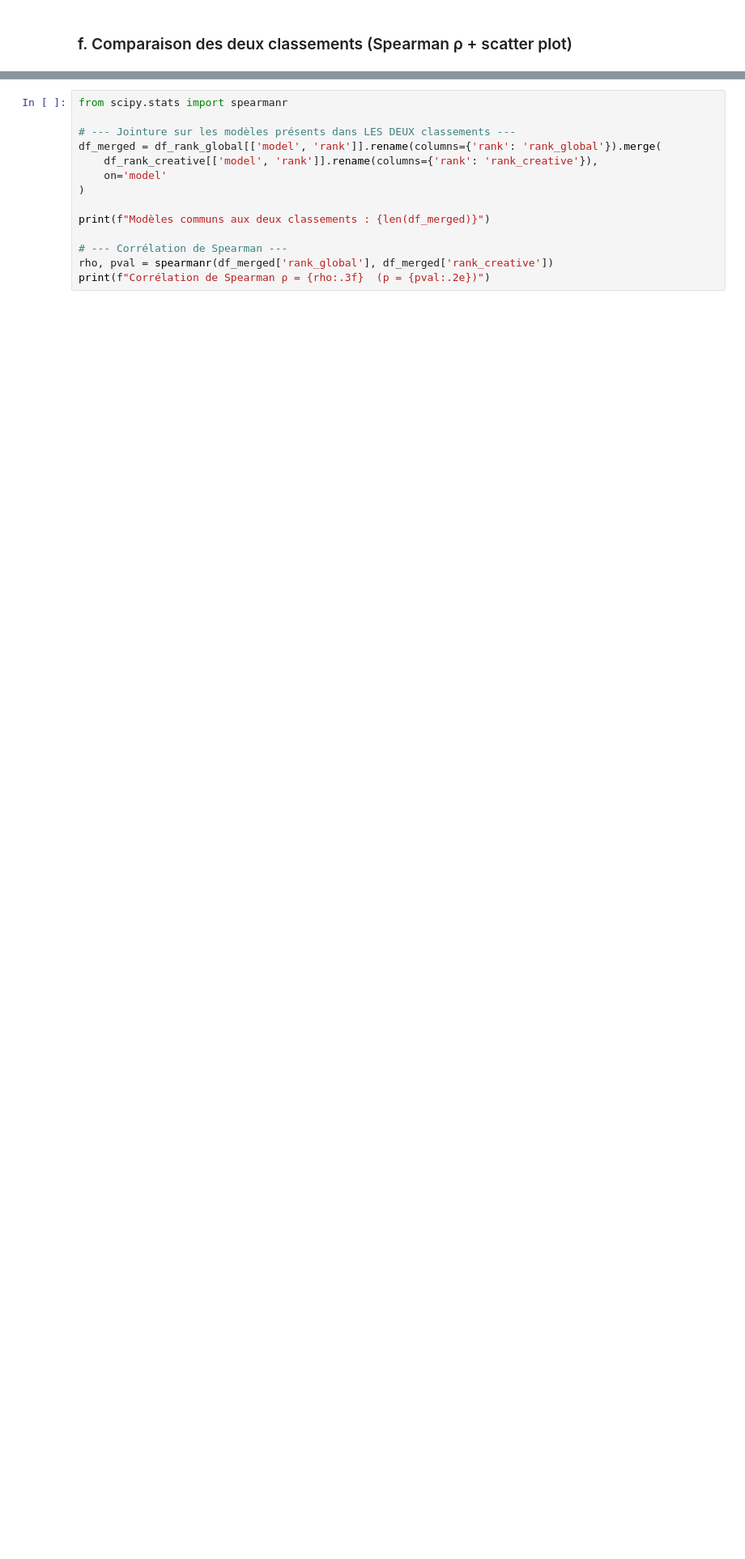
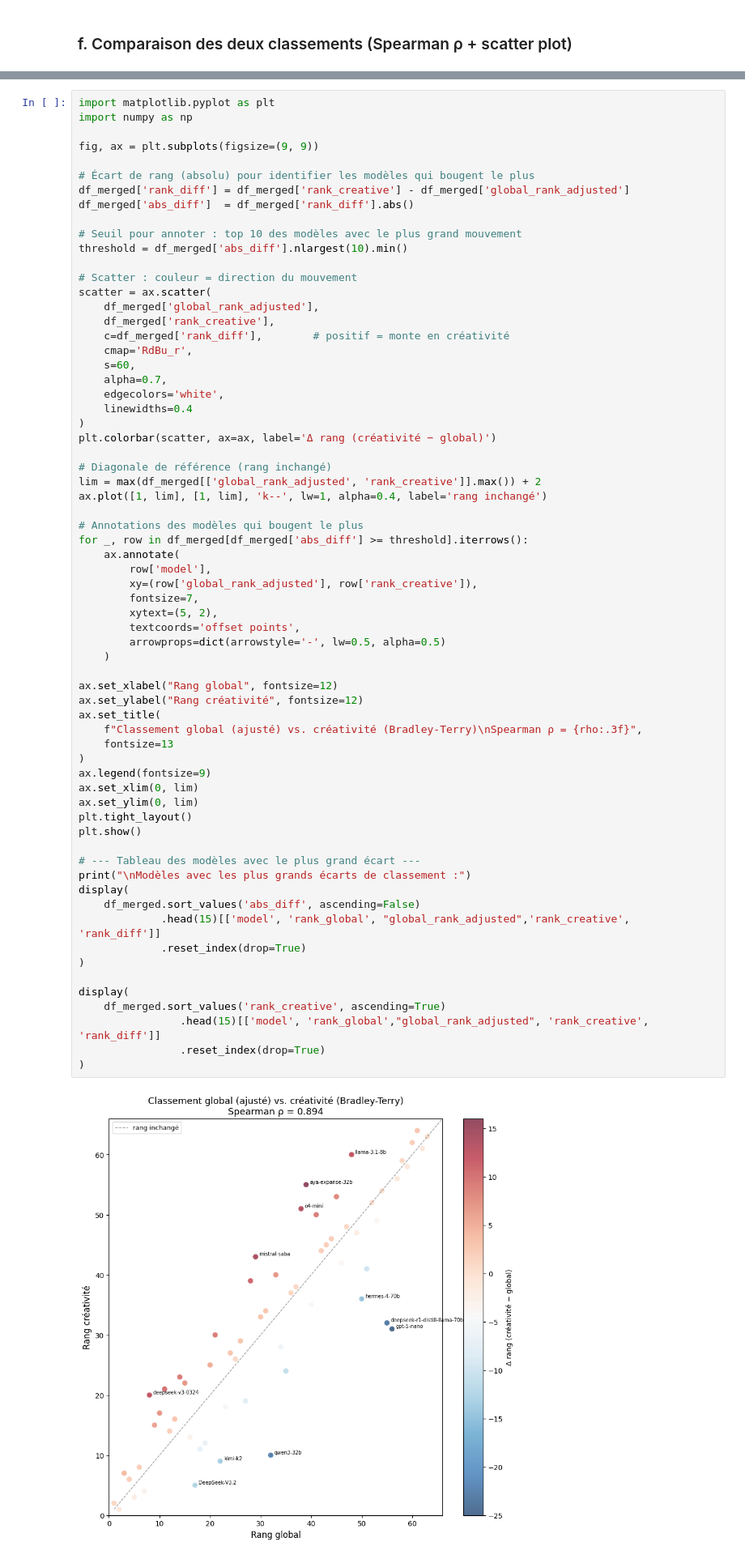
Before and after one commit to SarahL-1720/llm-creativity-eval, a Jupyter notebook: question2.ipynb, the cells around one changed output, grey strips where cells are left out. Shown at 81% size. Drawn from its saved outputs; the diff is of its cells as text; blank space fills up the shorter version.

```diff
--- a/question2.ipynb
+++ b/question2.ipynb
@@ -375,15 +414,68 @@ Ces mouvements suggèrent que l'excellence générale ne garantit pas l'excellen
 # %%
-from scipy.stats import spearmanr
+import matplotlib.pyplot as plt
+import numpy as np
 
-# --- Jointure sur les modèles présents dans LES DEUX classements ---
-df_merged = df_rank_global[['model', 'rank']].rename(columns={'rank': 'rank_global'}).merge(
-    df_rank_creative[['model', 'rank']].rename(columns={'rank': 'rank_creative'}),
-    on='model'
+fig, ax = plt.subplots(figsize=(9, 9))
+
+# Écart de rang (absolu) pour identifier les modèles qui bougent le plus
+df_merged['rank_diff'] = df_merged['rank_creative'] - df_merged['global_rank_adjusted']
+df_merged['abs_diff']  = df_merged['rank_diff'].abs()
+
+# Seuil pour annoter : top 10 des modèles avec le plus grand mouvement
+threshold = df_merged['abs_diff'].nlargest(10).min()
+
+# Scatter : couleur = direction du mouvement
+scatter = ax.scatter(
+    df_merged['global_rank_adjusted'],
+    df_merged['rank_creative'],
+    c=df_merged['rank_diff'],        # positif = monte en créativité
+    cmap='RdBu_r',
+    s=60,
+    alpha=0.7,
+    edgecolors='white',
+    linewidths=0.4
+)
+plt.colorbar(scatter, ax=ax, label='Δ rang (créativité − global)')
+
+# Diagonale de référence (rang inchangé)
+lim = max(df_merged[['global_rank_adjusted', 'rank_creative']].max()) + 2
+ax.plot([1, lim], [1, lim], 'k--', lw=1, alpha=0.4, label='rang inchangé')
+
+# Annotations des modèles qui bougent le plus
+for _, row in df_merged[df_merged['abs_diff'] >= threshold].iterrows():
+    ax.annotate(
+        row['model'],
+        xy=(row['global_rank_adjusted'], row['rank_creative']),
+        fontsize=7,
+        xytext=(5, 2),
+        textcoords='offset points',
+        arrowprops=dict(arrowstyle='-', lw=0.5, alpha=0.5)
+    )
+
+ax.set_xlabel("Rang global", fontsize=12)
+ax.set_ylabel("Rang créativité", fontsize=12)
+ax.set_title(
+    f"Classement global (ajusté) vs. créativité (Bradley-Terry)\nSpearman ρ = {rho:.3f}",
+    fontsize=13
+)
+ax.legend(fontsize=9)
+ax.set_xlim(0, lim)
+ax.set_ylim(0, lim)
+plt.tight_layout()
+plt.show()
+
+# --- Tableau des modèles avec le plus grand écart ---
+print("\nModèles avec les plus grands écarts de classement :")
+display(
+    df_merged.sort_values('abs_diff', ascending=False)
+             .head(15)[['model', 'rank_global', "global_rank_adjusted",'rank_creative', 'rank_diff']]
+             .reset_index(drop=True)
 )
 
-print(f"Modèles communs aux deux classements : {len(df_merged)}")
-
-# --- Corrélation de Spearman ---
-rho, pval = spearmanr(df_merged['rank_global'], df_merged['rank_creative'])
-print(f"Corrélation de Spearman ρ = {rho:.3f}  (p = {pval:.2e})")
+display(
+    df_merged.sort_values('rank_creative', ascending=True)
+                .head(15)[['model', 'rank_global',"global_rank_adjusted", 'rank_creative', 'rank_diff']]
+                .reset_index(drop=True)
+)
 # %% [output]
+[figure, added]
```
Also changed, not shown: parts of 16 cells of this notebook.
